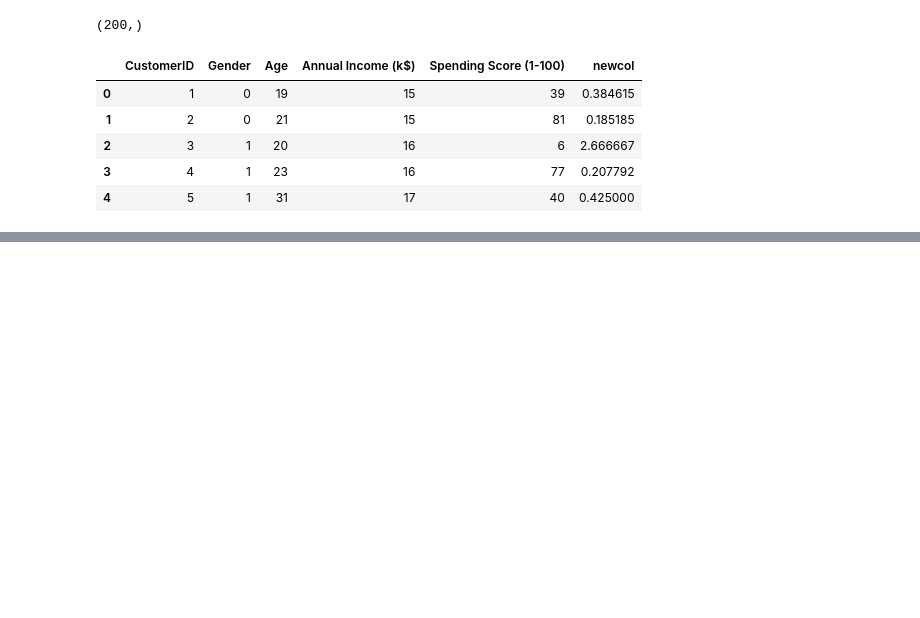
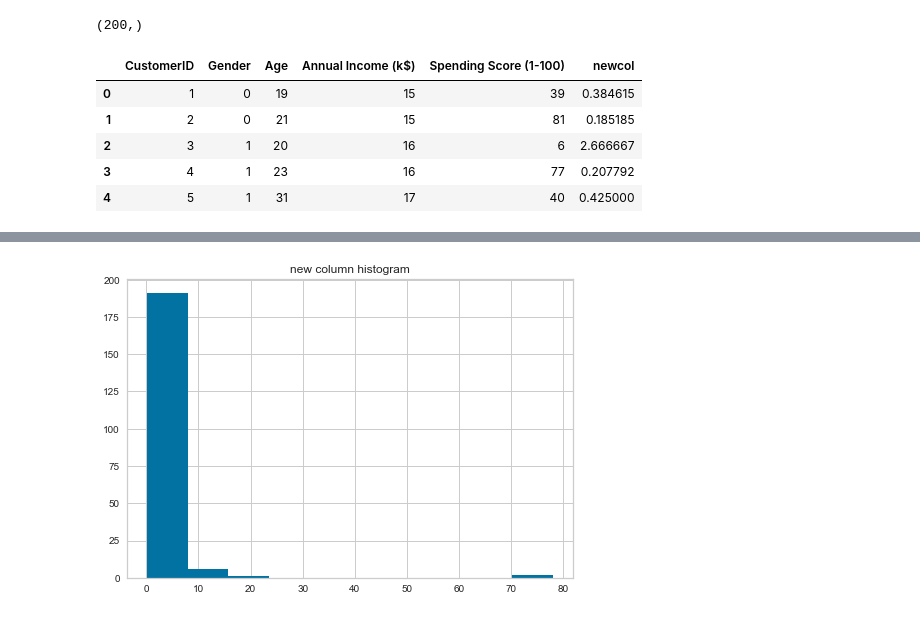
Before and after one commit to ipatel467/Customer-Segmentation, a Jupyter notebook: index.ipynb, the cells around one changed output, grey strips where cells are left out. Cells and saved outputs as stored; diff of their text form; code cells hidden in the pictures; blank space fills up the shorter version.

```diff
--- a/index.ipynb
+++ b/index.ipynb
@@ -609,0 +636,5 @@ ValueError: Incorrect number of features. Got 5 features, expected 6
+# %%
+df.newcol.hist();
+plt.title("new column histogram");
+# %% [output]
+[figure, added]
```
Also changed, not shown: parts of 13 cells of this notebook.
